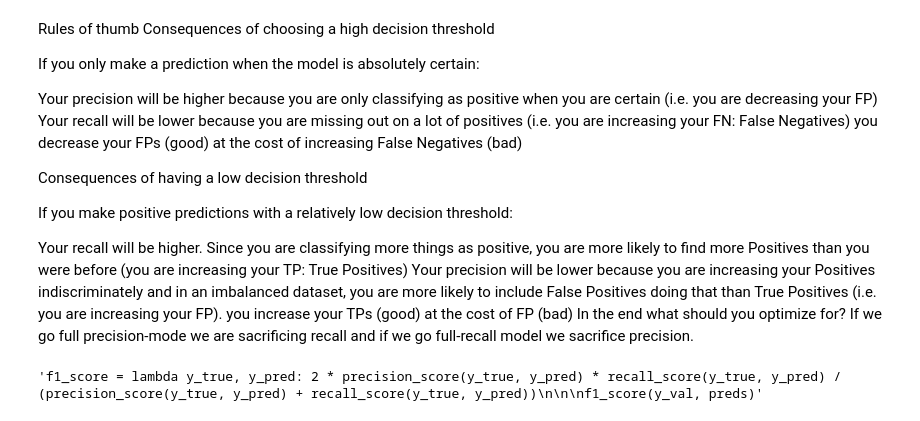
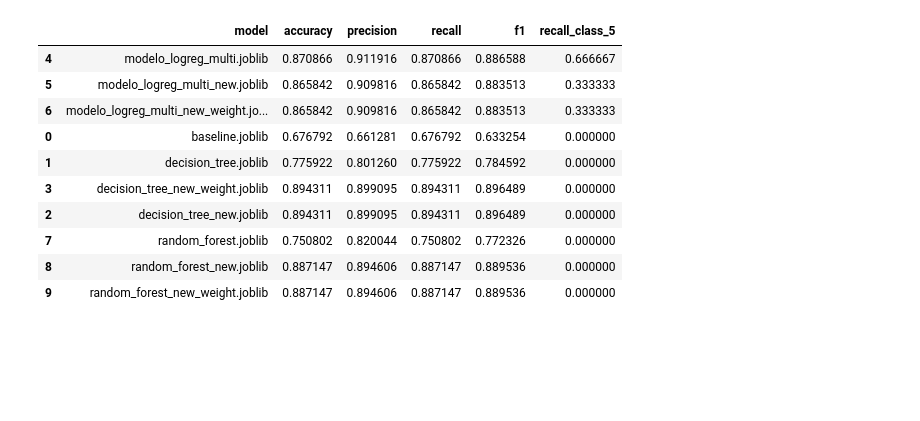
Before and after one commit to biammartins05-sketch/Triagem, a Jupyter notebook: data quality/testagem_modelos.ipynb, the cells around one changed output. Drawn from its saved outputs; the diff is of its cells as text; code cells hidden in the pictures; blank space fills up the shorter version.

```diff
--- a/data quality/testagem_modelos.ipynb
+++ b/data quality/testagem_modelos.ipynb
@@ -119,40 +284,15 @@ ValueError: could not convert string to float: 'T82.4'
 # %%
 df_results = pd.DataFrame(results)
-df_results.sort_values("f1", ascending=False)
+df_results.sort_values("recall_class_5", ascending=False)
+# %% [output]
+|  | model | accuracy | precision | recall | f1 | recall_class_5 |
+| 4 | modelo_logreg_multi.joblib | 0.870866 | 0.911916 | 0.870866 | 0.886588 | 0.666667 |
+| 5 | modelo_logreg_multi_new.joblib | 0.865842 | 0.909816 | 0.865842 | 0.883513 | 0.333333 |
+| 6 | modelo_logreg_multi_new_weight.jo... | 0.865842 | 0.909816 | 0.865842 | 0.883513 | 0.333333 |
+| 0 | baseline.joblib | 0.676792 | 0.661281 | 0.676792 | 0.633254 | 0.000000 |
+| 1 | decision_tree.joblib | 0.775922 | 0.801260 | 0.775922 | 0.784592 | 0.000000 |
+| 3 | decision_tree_new_weight.joblib | 0.894311 | 0.899095 | 0.894311 | 0.896489 | 0.000000 |
+| 2 | decision_tree_new.joblib | 0.894311 | 0.899095 | 0.894311 | 0.896489 | 0.000000 |
+| 7 | random_forest.joblib | 0.750802 | 0.820044 | 0.750802 | 0.772326 | 0.000000 |
+| 8 | random_forest_new.joblib | 0.887147 | 0.894606 | 0.887147 | 0.889536 | 0.000000 |
+| 9 | random_forest_new_weight.joblib | 0.887147 | 0.894606 | 0.887147 | 0.889536 | 0.000000 |
-# %% [markdown]
-Rules of thumb
-Consequences of choosing a high decision threshold
-
-If you only make a prediction when the model is absolutely certain:
-
-Your precision will be higher because you are only classifying as positive when you are certain (i.e. you are decreasing your FP)
-Your recall will be lower because you are missing out on a lot of positives (i.e. you are increasing your FN: False Negatives)
-you decrease your FPs (good) at the cost of increasing False Negatives (bad)
-
-Consequences of having a low decision threshold
-
-If you make positive predictions with a relatively low decision threshold:
-
-Your recall will be higher. Since you are classifying more things as positive, you are more likely to find more Positives than you were before (you are increasing your TP: True Positives)
-Your precision will be lower because you are increasing your Positives indiscriminately and in an imbalanced dataset, you are more likely to include False Positives doing that than True Positives (i.e. you are increasing your FP).
-you increase your TPs (good) at the cost of FP (bad)
-In the end what should you optimize for? If we go full precision-mode we are sacrificing recall and if we go full-recall model we sacrifice precision.
-# %%
-'''results = []
-for decision_threshold in ths:
-    th_preds = (probas > decision_threshold).astype(int)
-
-    recall = recall_score(y_val, th_preds)
-    precision = precision_score(y_val, th_preds)
-
-    results.append({"decision_threshold":decision_threshold,"recall":recall,"precision":precision})
-
-results = pd.DataFrame(results).set_index('decision_threshold')
-results
-results.plot()'''
-'''f1_score = lambda y_true, y_pred: 2 * precision_score(y_true, y_pred) * recall_score(y_true, y_pred) / (precision_score(y_true, y_pred) + recall_score(y_true, y_pred))
-
-
-f1_score(y_val, preds)'''
-# %% [output]
-'f1_score = lambda y_true, y_pred: 2 * precision_score(y_true, y_pred) * recall_score(y_true, y_pred) / (precision_score(y_true, y_pred) + recall_score(y_true, y_pred))\n\n\nf1_score(y_val, preds)'
```
Also changed, not shown: parts of 8 cells of this notebook, 4 other files.
